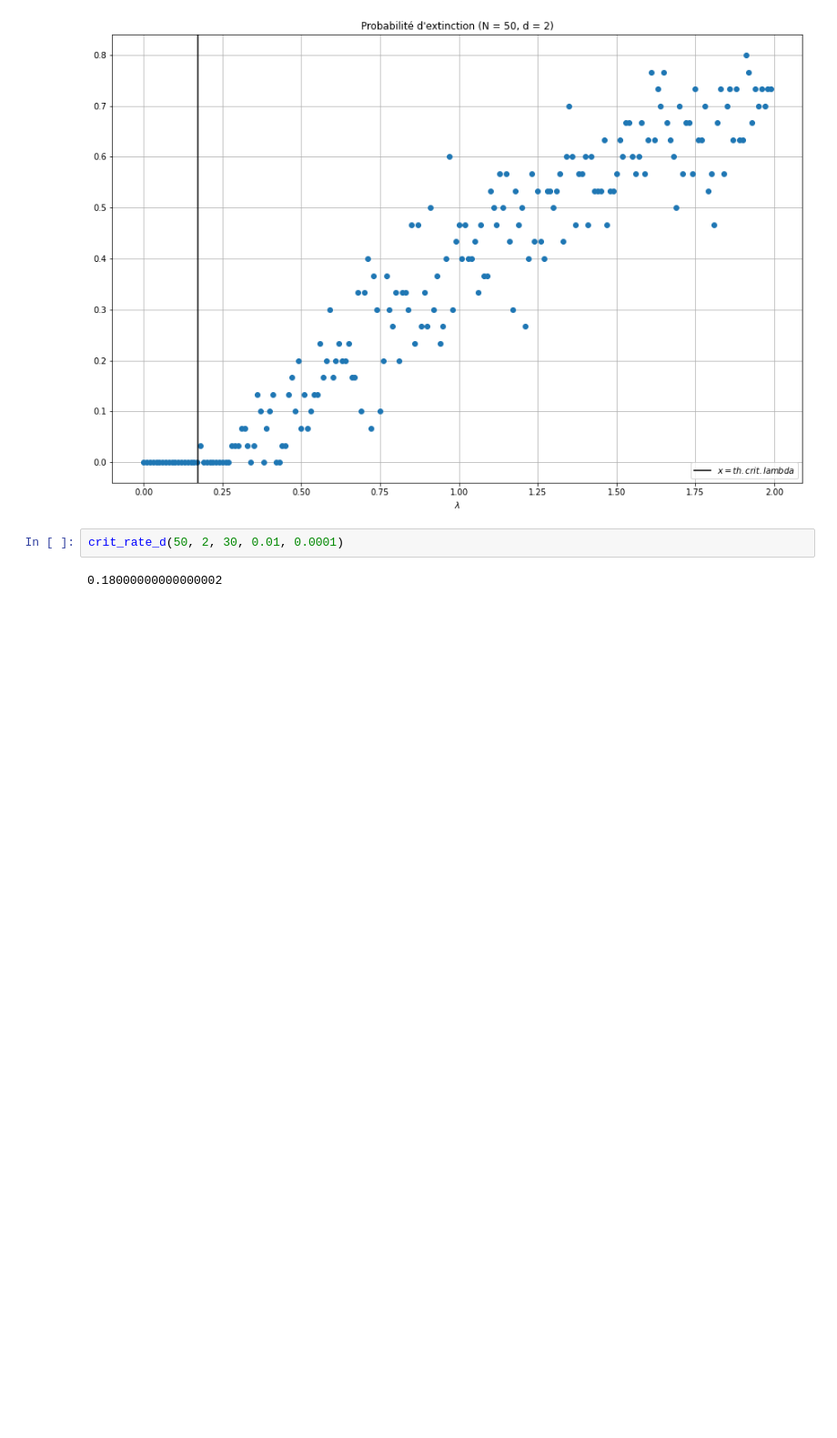
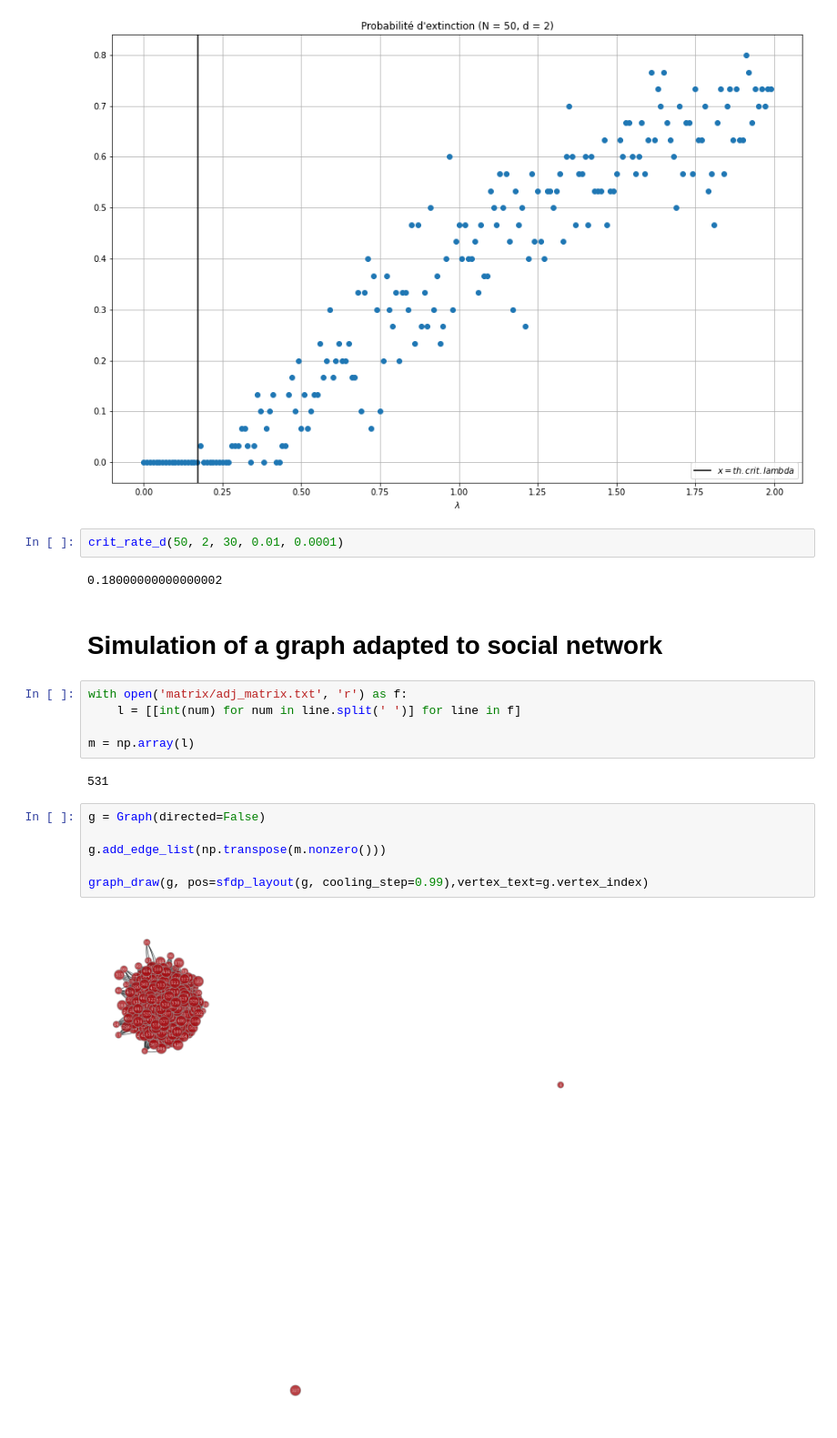
Before and after one commit to Straccia11/EA_MAP512, a Jupyter notebook: Notebook.ipynb, the cells around one changed output. Shown at 91% size. Saved outputs shown, nothing was run; the diff lists cells and outputs as text; blank space fills up the shorter version.

```diff
--- a/Notebook.ipynb
+++ b/Notebook.ipynb
@@ -297,3 +297,20 @@ plot_extinction_prob_d(50, 2, 30)
 crit_rate_d(50, 2, 30, 0.01, 0.0001)
 # %% [output]
 0.18000000000000002
+# %% [markdown]
+# Simulation of a graph adapted to social network
+# %%
+with open('matrix/adj_matrix.txt', 'r') as f:
+    l = [[int(num) for num in line.split(' ')] for line in f]
+
+m = np.array(l)
+# %% [output]
+531
+# %%
+g = Graph(directed=False)
+
+g.add_edge_list(np.transpose(m.nonzero()))
+
+graph_draw(g, pos=sfdp_layout(g, cooling_step=0.99),vertex_text=g.vertex_index)
+# %% [output]
+[figure, added]
```
Also changed, not shown: parts of 11 cells of this notebook.
